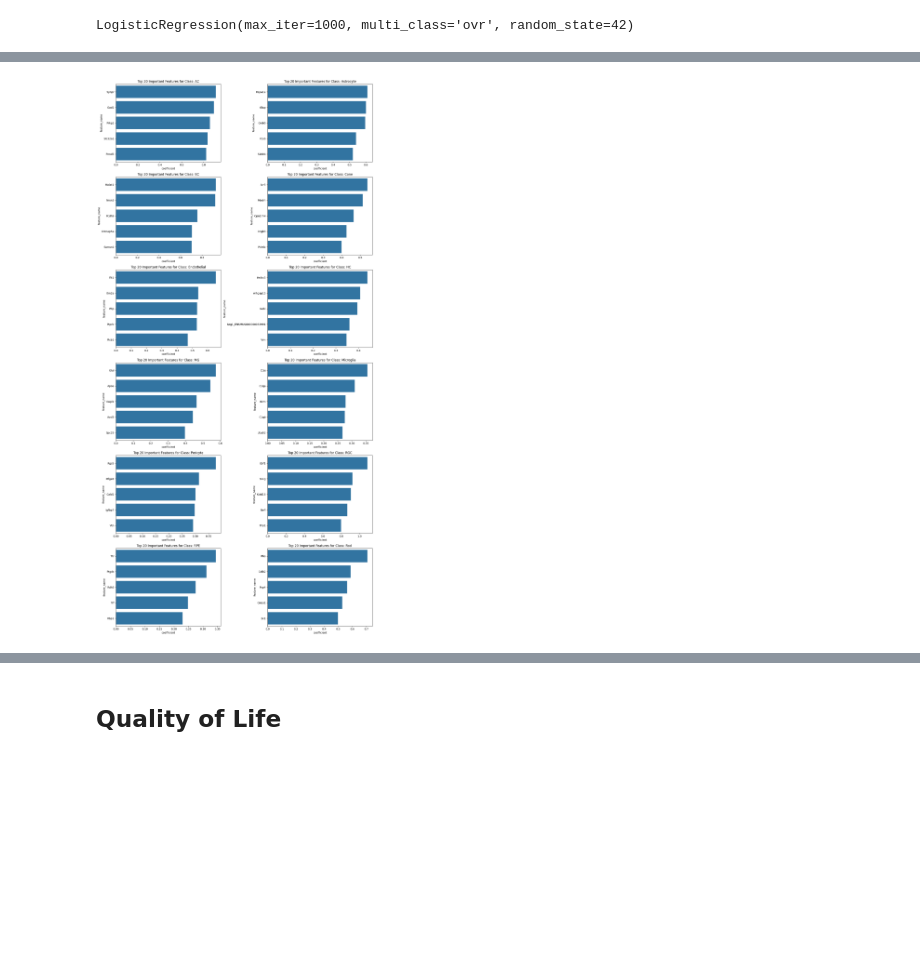
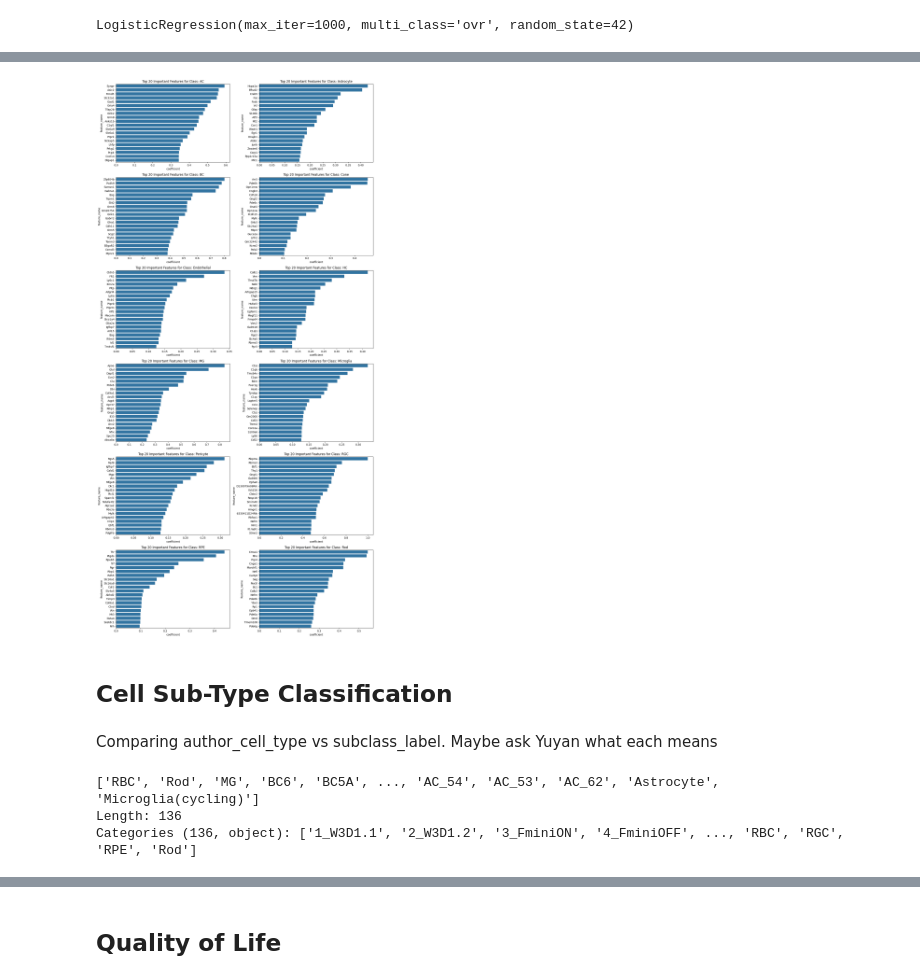
Before and after one commit to yuyanchenglab/CAMR2024, a Jupyter notebook: Modeling.ipynb, the cells around one changed output, grey strips where cells are left out. Drawn from its saved outputs; the diff is of its cells as text; code cells hidden in the pictures; blank space fills up the shorter version.

```diff
--- a/Modeling.ipynb
+++ b/Modeling.ipynb
@@ -362,37 +328,49 @@ class_coefficients = ovr_classifier.coef_
 
 # Number of classes
 num_classes = len(le.classes_)
+
+number_of_features = 20
 
 # Determine the grid size (e.g., 2 rows, num_classes / 2 columns)
 nrows = (num_classes // 2) + (num_classes % 2)
 ncols = 2
 
 # Create a figure with subplots
 fig, axes = plt.subplots(nrows=nrows, ncols=ncols, figsize=(15, 5 * nrows))
 axes = axes.flatten()  # Flatten the 2D array of axes to 1D
 
 # Plot the top 5 important features for each class in a grid
 for idx, class_name in enumerate(le.classes_):
     coefficients = class_coefficients[idx]
     feature_importance_ovr_df = pd.DataFrame({
         'ESUM': adata.var_names,
         'feature_name': adata.var['feature_name'].astype(str),  # Ensure feature_name is string
         'coefficient': coefficients
     })
-    feature_importance_ovr_df = feature_importance_ovr_df.sort_values(by='coefficient', ascending=False).head(5)
+    feature_importance_ovr_df = feature_importance_ovr_df.sort_values(by='coefficient', ascending=False).head(number_of_features)
 
     # Plot the top 20 important features for each class
     sns.barplot(ax=axes[idx], x='coefficient', y='feature_name', data=feature_importance_ovr_df)
-    axes[idx].set_title(f'Top 20 Important Features for Class: {class_name}')
+    axes[idx].set_title(f'Top {number_of_features} Important Features for Class: {class_name}')
 
 # Remove any unused subplots
 for ax in axes[num_classes:]:
     ax.remove()
 
 plt.tight_layout()
 
 plt.savefig('figures/modeling/ovr_feature_importance_by_majorclass')
 
 plt.show()
 # %% [output]
-[figure, old version]
+[figure, new version]
+# %% [markdown]
+## Cell Sub-Type Classification
+# %% [markdown]
+Comparing author_cell_type vs subclass_label. Maybe ask Yuyan what each means
+# %%
+adata.obs['author_cell_type'].unique()
+# %% [output]
+['RBC', 'Rod', 'MG', 'BC6', 'BC5A', ..., 'AC_54', 'AC_53', 'AC_62', 'Astrocyte', 'Microglia(cycling)']
+Length: 136
+Categories (136, object): ['1_W3D1.1', '2_W3D1.2', '3_FminiON', '4_FminiOFF', ..., 'RBC', 'RGC', 'RPE', 'Rod']
```
Also changed, not shown: parts of 47 cells of this notebook, 9 other files.
